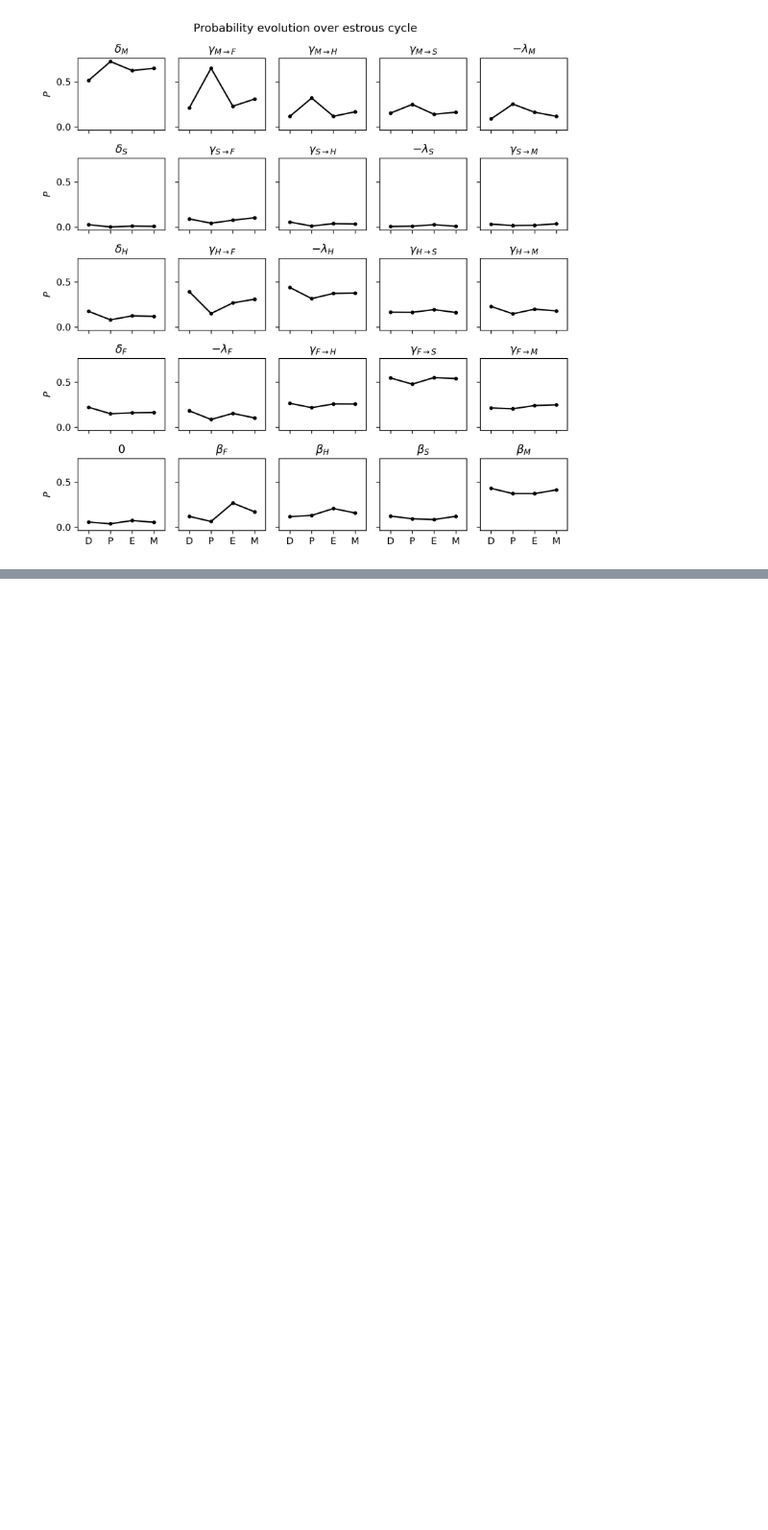
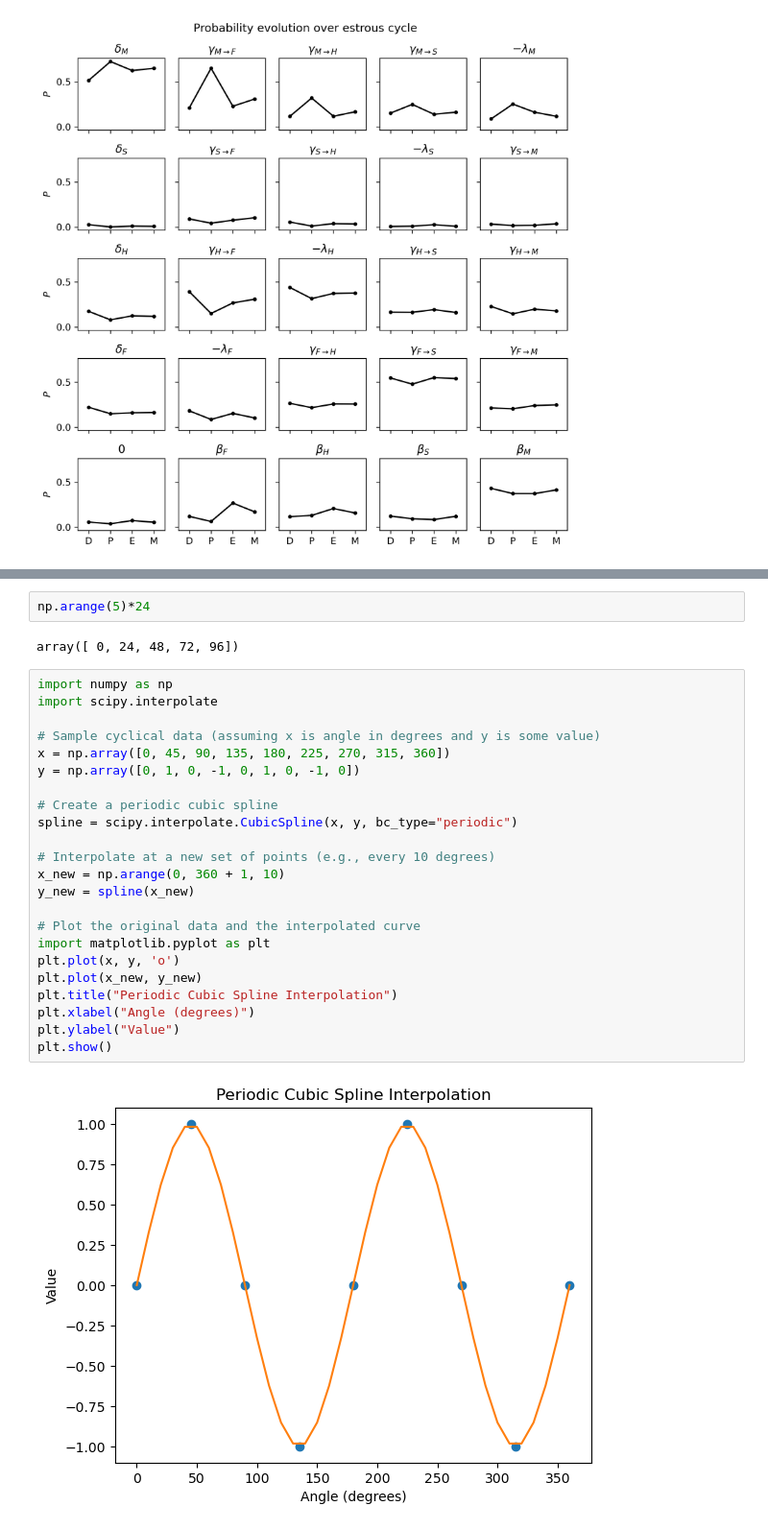
Before and after one commit to dylanmmartins/spine-population-modeling, a Jupyter notebook: vis_transition_matrices_over_cycle.ipynb, the cells around one changed output, grey strips where cells are left out. Shown at 96% size. Saved outputs shown, nothing was run; the diff lists cells and outputs as text; blank space fills up the shorter version.

```diff
--- a/vis_transition_matrices_over_cycle.ipynb
+++ b/vis_transition_matrices_over_cycle.ipynb
@@ -55,0 +127,29 @@ plot_matrix_cell_evolution([DtoP,PtoE,EtoM,MtoD])
+# %%
+np.arange(5)*24
+# %% [output]
+array([ 0, 24, 48, 72, 96])
+# %%
+import numpy as np
+import scipy.interpolate
+
+# Sample cyclical data (assuming x is angle in degrees and y is some value)
+x = np.array([0, 45, 90, 135, 180, 225, 270, 315, 360])
+y = np.array([0, 1, 0, -1, 0, 1, 0, -1, 0])
+
+# Create a periodic cubic spline
+spline = scipy.interpolate.CubicSpline(x, y, bc_type="periodic")
+
+# Interpolate at a new set of points (e.g., every 10 degrees)
+x_new = np.arange(0, 360 + 1, 10)
+y_new = spline(x_new)
+
+# Plot the original data and the interpolated curve
+import matplotlib.pyplot as plt
+plt.plot(x, y, 'o')
+plt.plot(x_new, y_new)
+plt.title("Periodic Cubic Spline Interpolation")
+plt.xlabel("Angle (degrees)")
+plt.ylabel("Value")
+plt.show()
+# %% [output]
+[figure, added]
```
Also changed, not shown: parts of 6 cells of this notebook, 5 other files.
